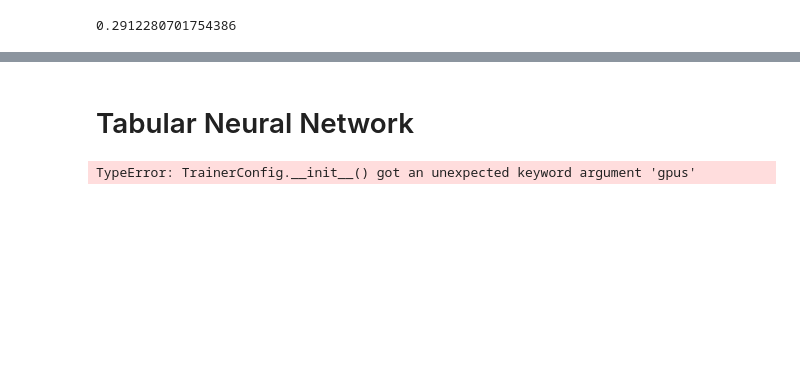
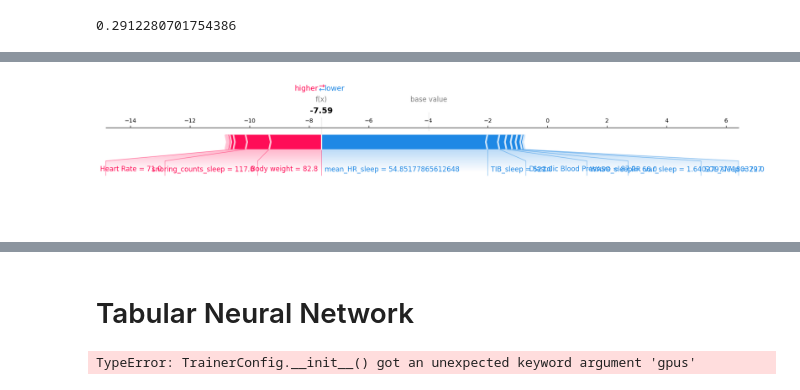
Before and after one commit to y-ghoneim/SDProject32, a Jupyter notebook: Notebooks/Sleep + Physio Model Building.ipynb, the cells around one changed output, grey strips where cells are left out. Saved outputs shown, nothing was run; the diff lists cells and outputs as text; code cells hidden in the pictures; blank space fills up the shorter version.

```diff
--- a/Notebooks/Sleep + Physio Model Building.ipynb
+++ b/Notebooks/Sleep + Physio Model Building.ipynb
@@ -156,0 +214,17 @@ You can set `force_col_wise=true` to remove the overhead.
+# %%
+# Select a specific instance (e.g., the first one in the test set)
+instance_index = 0  # or any index of interest
+single_record = X_test.iloc[instance_index:instance_index+1]
+
+# Calculate SHAP values for the selected instance
+shap_values_single = explainer.shap_values(single_record)
+
+# Generate a force plot for the selected instance
+shap.force_plot(
+    base_value=explainer.expected_value, # the reference value that the features start from
+    shap_values=shap_values_single,      # SHAP values for the selected instance
+    features=single_record,              # the selected instance's feature values
+    matplotlib=True                      # set to True to render it as matplotlib figure
+)
+# %% [output]
+[figure, added]
```
Also changed, not shown: parts of 14 cells of this notebook.
